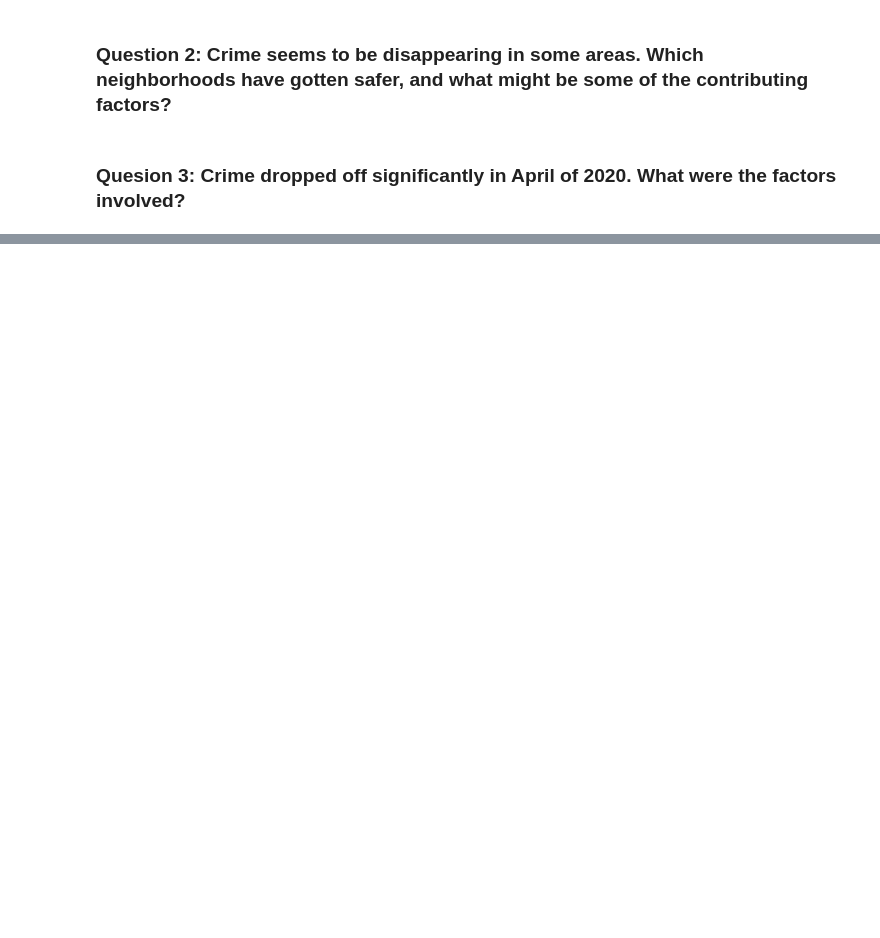
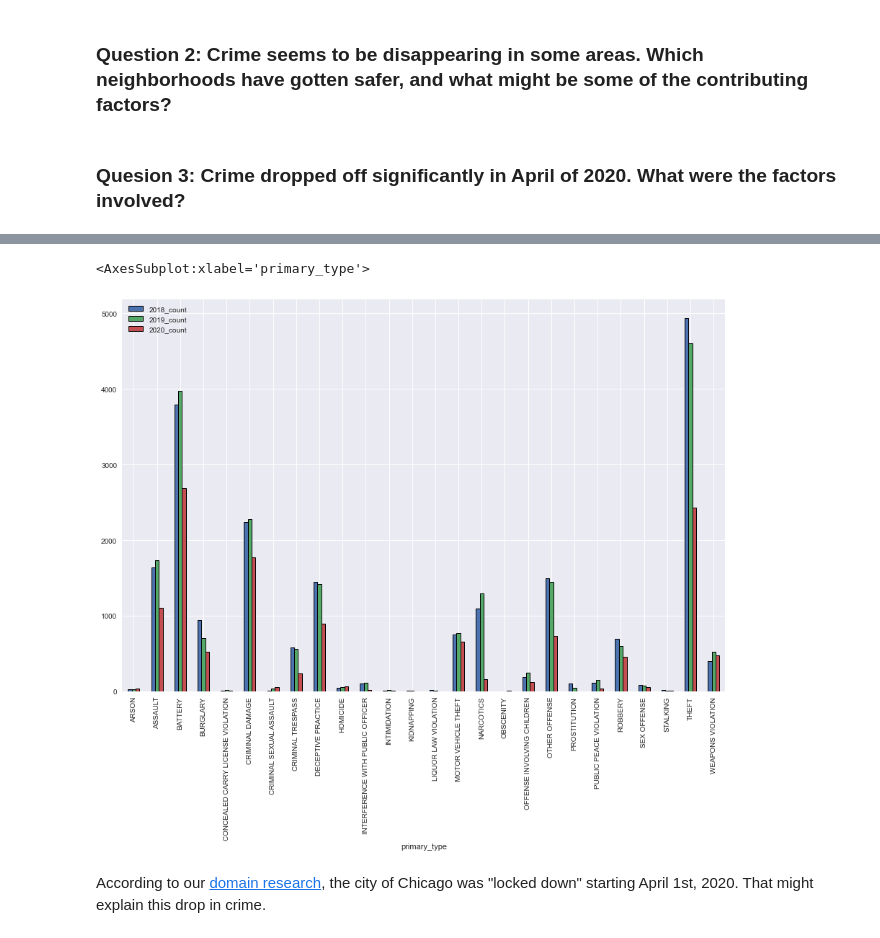
Before and after one commit to tjdolan121/4502Proj, a Jupyter notebook: forge/code/DataMiningQuestions.ipynb, the cells around one changed output, grey strips where cells are left out. Drawn from its saved outputs; the diff is of its cells as text; code cells hidden in the pictures; blank space fills up the shorter version.

```diff
--- a/forge/code/DataMiningQuestions.ipynb
+++ b/forge/code/DataMiningQuestions.ipynb
@@ -377,0 +432,7 @@ temp2
+# %%
+temp2[['primary_type', '2018_count', '2019_count', '2020_count']].set_index('primary_type').plot.bar(**SINGLE_BAR_CHART_PARAMS)
+# %% [output]
+<AxesSubplot:xlabel='primary_type'>
+[figure, added]
+# %% [markdown]
+According to our [domain research](https://www.chicago.gov/city/en/sites/covid-19/home/health-orders.html), the city of Chicago was "locked down" starting April 1st, 2020.  That might explain this drop in crime.
```
Also changed, not shown: parts of 29 cells of this notebook.
